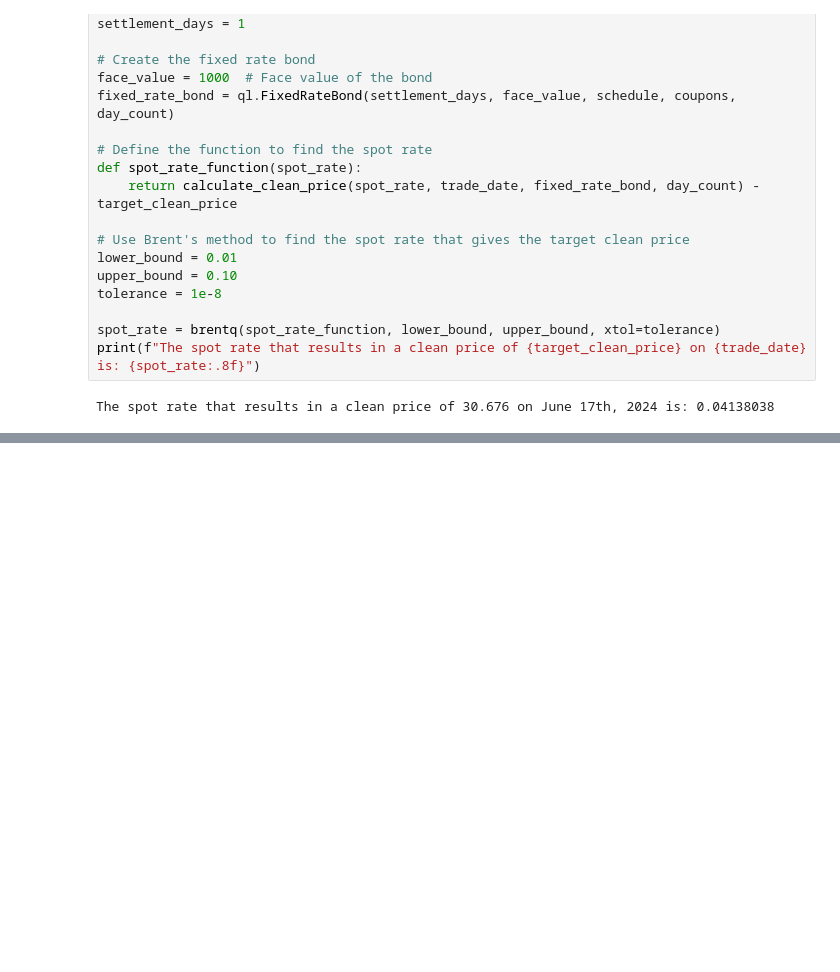
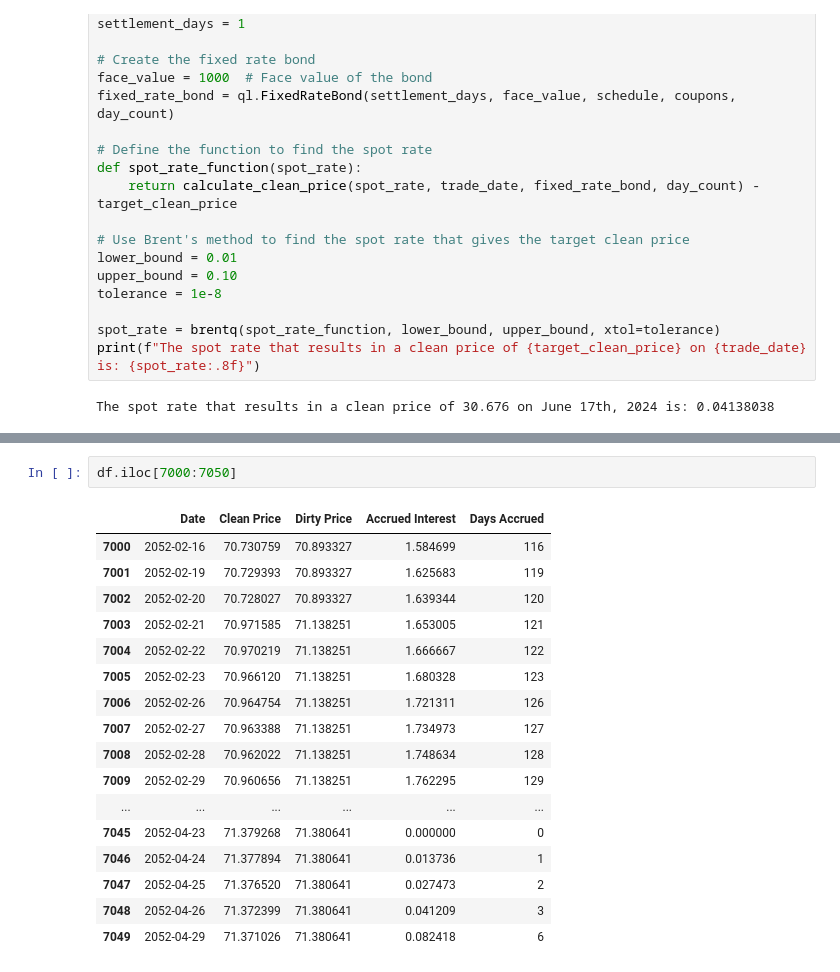
Before and after one commit to a1vardanyan/Bonds, a Jupyter notebook: uk_bonds_price_dynamic.ipynb, the cells around one changed output, grey strips where cells are left out. Drawn from its saved outputs; the diff is of its cells as text; blank space fills up the shorter version.

```diff
--- a/uk_bonds_price_dynamic.ipynb
+++ b/uk_bonds_price_dynamic.ipynb
@@ -261,3 +266,23 @@ df.iloc[80:100]
+# %%
+df.iloc[7000:7050]
+# %% [output]
+|  | Date | Clean Price | Dirty Price | Accrued Interest | Days Accrued |
+| 7000 | 2052-02-16 | 70.730759 | 70.893327 | 1.584699 | 116 |
+| 7001 | 2052-02-19 | 70.729393 | 70.893327 | 1.625683 | 119 |
+| 7002 | 2052-02-20 | 70.728027 | 70.893327 | 1.639344 | 120 |
+| 7003 | 2052-02-21 | 70.971585 | 71.138251 | 1.653005 | 121 |
+| 7004 | 2052-02-22 | 70.970219 | 71.138251 | 1.666667 | 122 |
+| 7005 | 2052-02-23 | 70.966120 | 71.138251 | 1.680328 | 123 |
+| 7006 | 2052-02-26 | 70.964754 | 71.138251 | 1.721311 | 126 |
+| 7007 | 2052-02-27 | 70.963388 | 71.138251 | 1.734973 | 127 |
+| 7008 | 2052-02-28 | 70.962022 | 71.138251 | 1.748634 | 128 |
+| 7009 | 2052-02-29 | 70.960656 | 71.138251 | 1.762295 | 129 |
+| ... | ... | ... | ... | ... | ... |
+| 7045 | 2052-04-23 | 71.379268 | 71.380641 | 0.000000 | 0 |
+| 7046 | 2052-04-24 | 71.377894 | 71.380641 | 0.013736 | 1 |
+| 7047 | 2052-04-25 | 71.376520 | 71.380641 | 0.027473 | 2 |
+| 7048 | 2052-04-26 | 71.372399 | 71.380641 | 0.041209 | 3 |
+| 7049 | 2052-04-29 | 71.371026 | 71.380641 | 0.082418 | 6 |
 # %%
 # Plot the data
 plt.figure(figsize=(12, 6))
```
Also changed, not shown: parts of 4 cells of this notebook.
